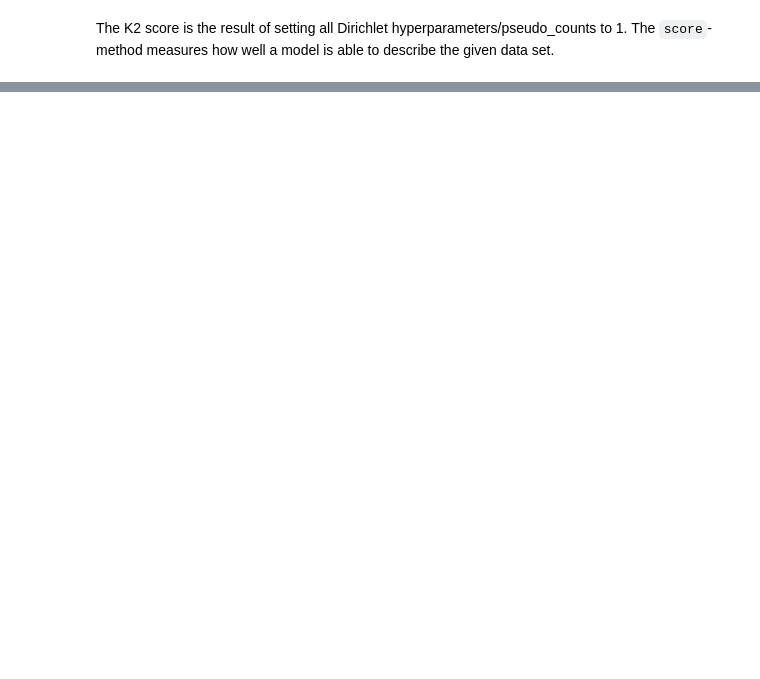
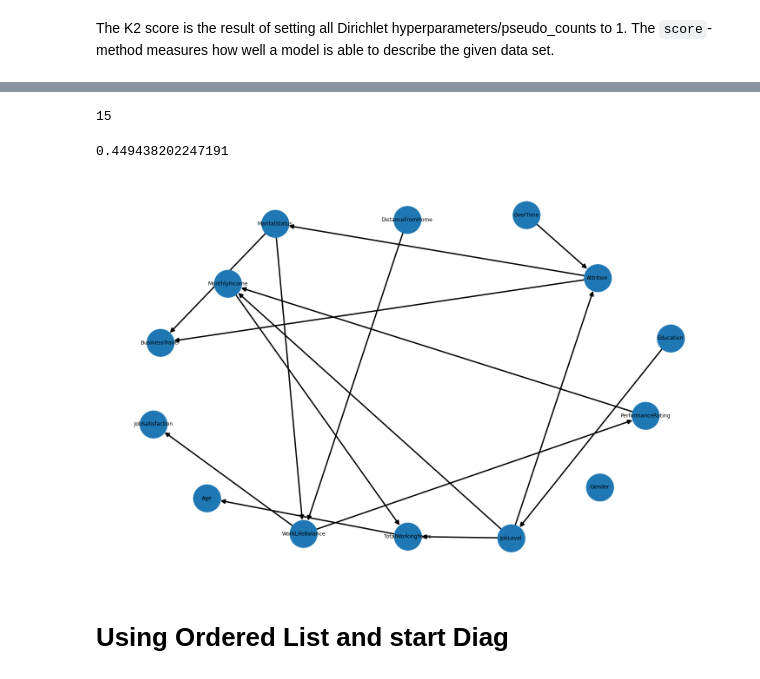
Before and after one commit to jacopodabramo/FAIKR3, a Jupyter notebook: BayesianNet.ipynb, the cells around one changed output, grey strips where cells are left out. Drawn from its saved outputs; the diff is of its cells as text; code cells hidden in the pictures; blank space fills up the shorter version.

```diff
--- a/BayesianNet.ipynb
+++ b/BayesianNet.ipynb
@@ -72,0 +114,14 @@ print(K2Score(df).score(best_model))
+# %%
+import matplotlib.pyplot as plt
+plt.figure(figsize=(20,12.5))
+est = HillClimbSearch(df)
+best_model = est.estimate(scoring_method=K2Score(df),fixed_edges= edges)
+nx.draw(best_model, with_labels=True,node_size=4000, width=3, arrowsize=20)
+print(len(best_model.edges()))
+correlation_score(best_model, df, test="chi_square", significance_level=0.05)
+# %% [output]
+15
+0.449438202247191
+[figure, added]
+# %% [markdown]
+# Using Ordered List and start Diag
```
Also changed, not shown: parts of 14 cells of this notebook.
